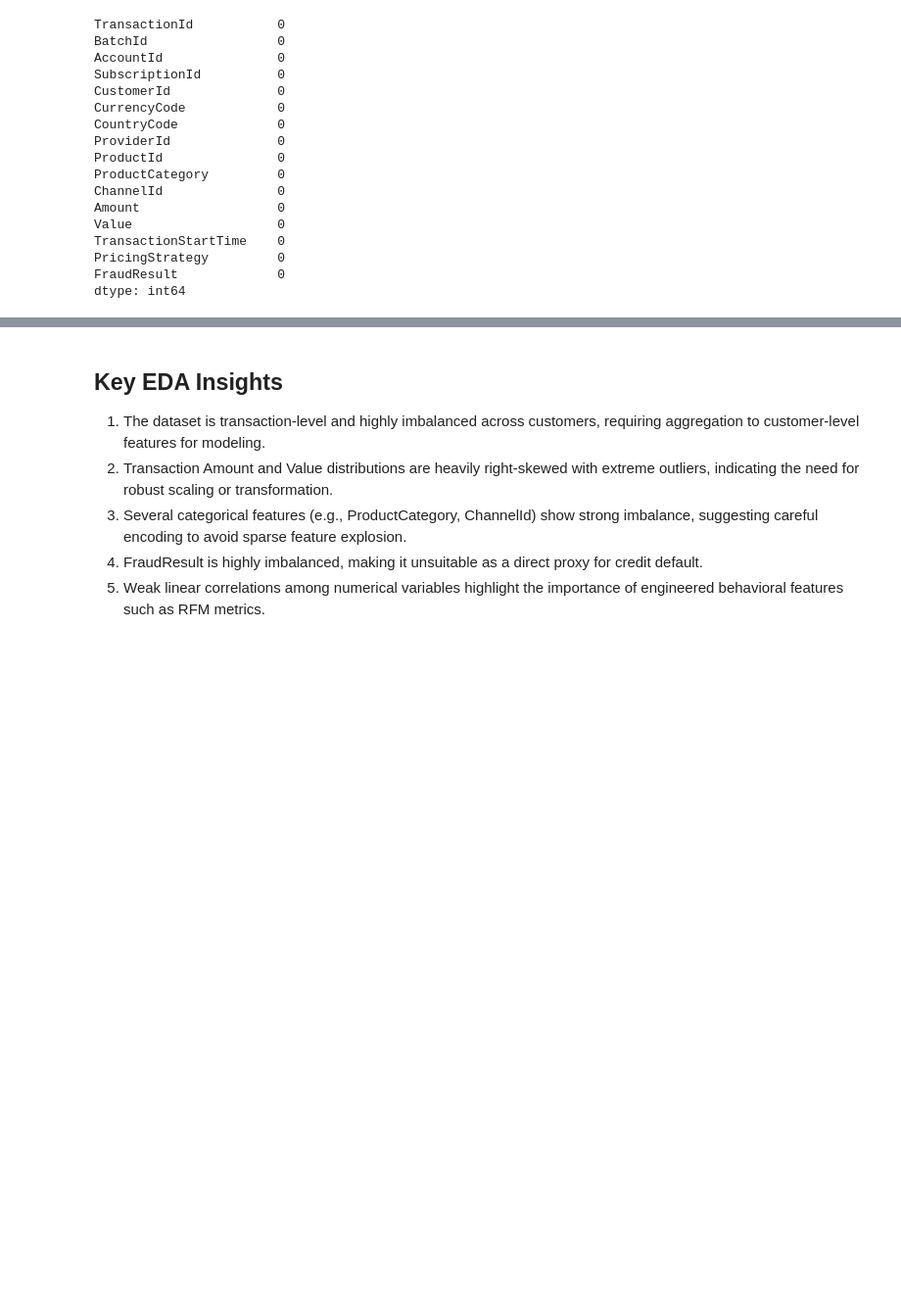
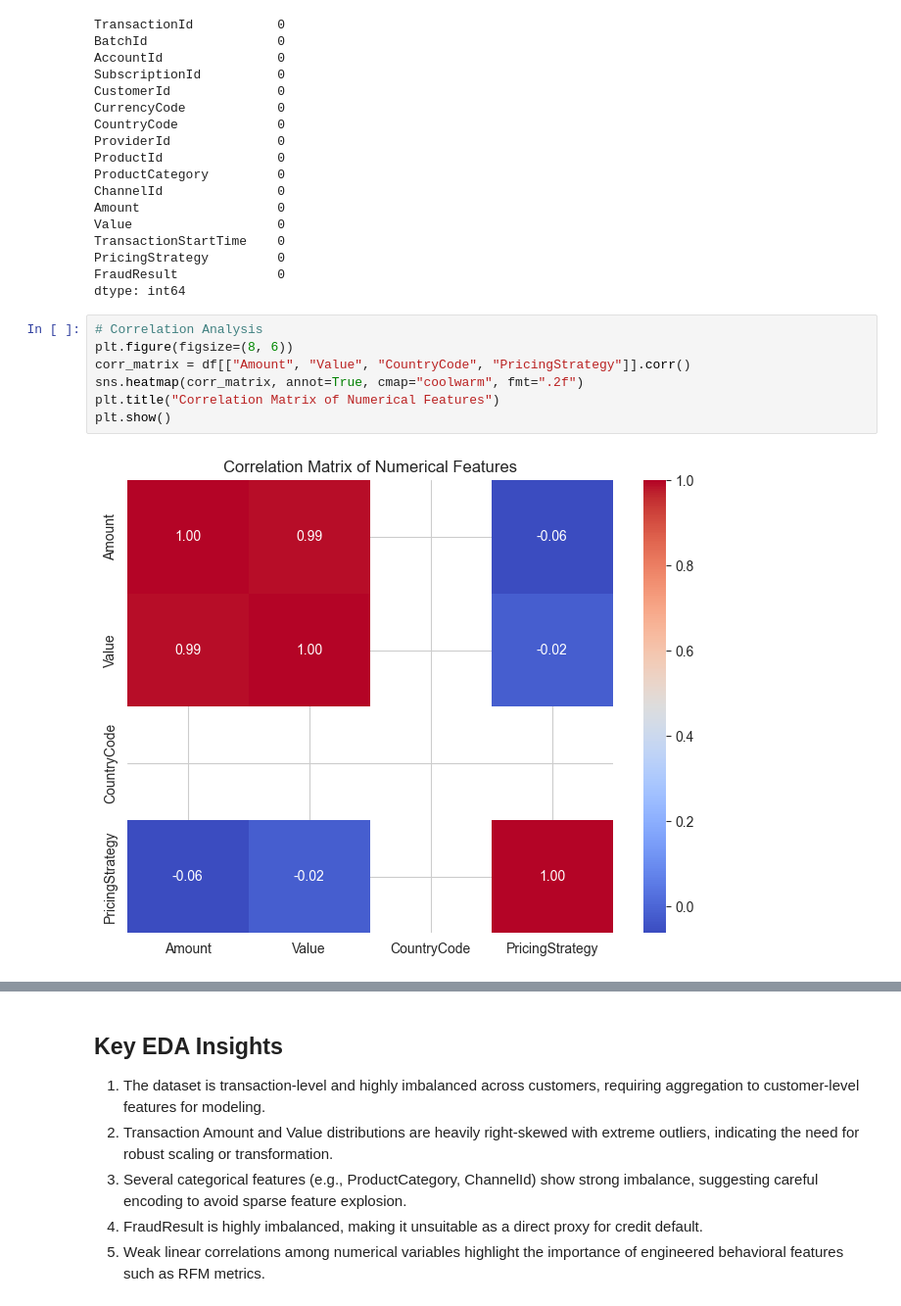
Before and after one commit to Ebenezer777/credit-risk-model, a Jupyter notebook: notebooks/eda.ipynb, the cells around one changed output, grey strips where cells are left out. Shown: that part at 98% size. Saved outputs shown, nothing was run; the diff lists cells and outputs as text; blank space fills up the shorter version.

```diff
--- a/notebooks/eda.ipynb
+++ b/notebooks/eda.ipynb
@@ -141,3 +141,12 @@ TransactionStartTime    0
 PricingStrategy         0
 FraudResult             0
 dtype: int64
+# %%
+# Correlation Analysis
+plt.figure(figsize=(8, 6))
+corr_matrix = df[["Amount", "Value", "CountryCode", "PricingStrategy"]].corr()
+sns.heatmap(corr_matrix, annot=True, cmap="coolwarm", fmt=".2f")
+plt.title("Correlation Matrix of Numerical Features")
+plt.show()
+# %% [output]
+[figure, added]
```
Also changed, not shown: parts of 2 cells of this notebook, 3 other files.
